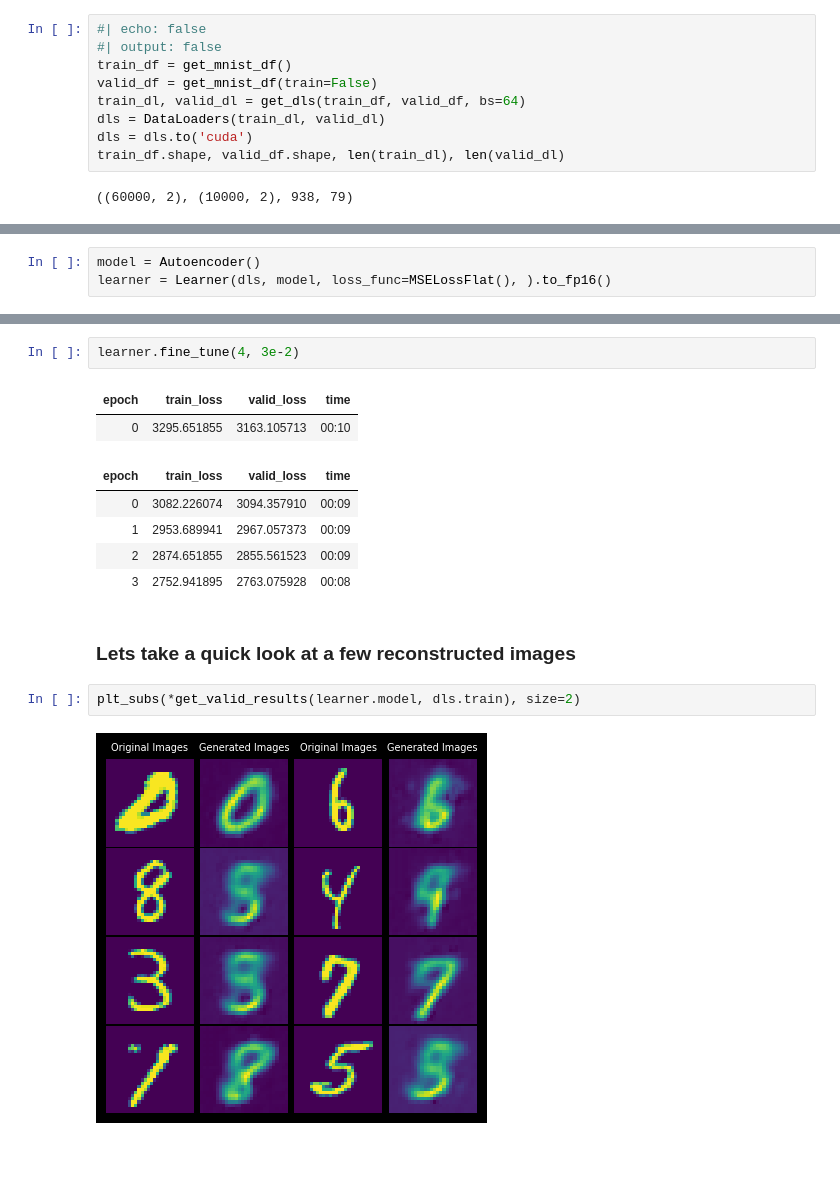
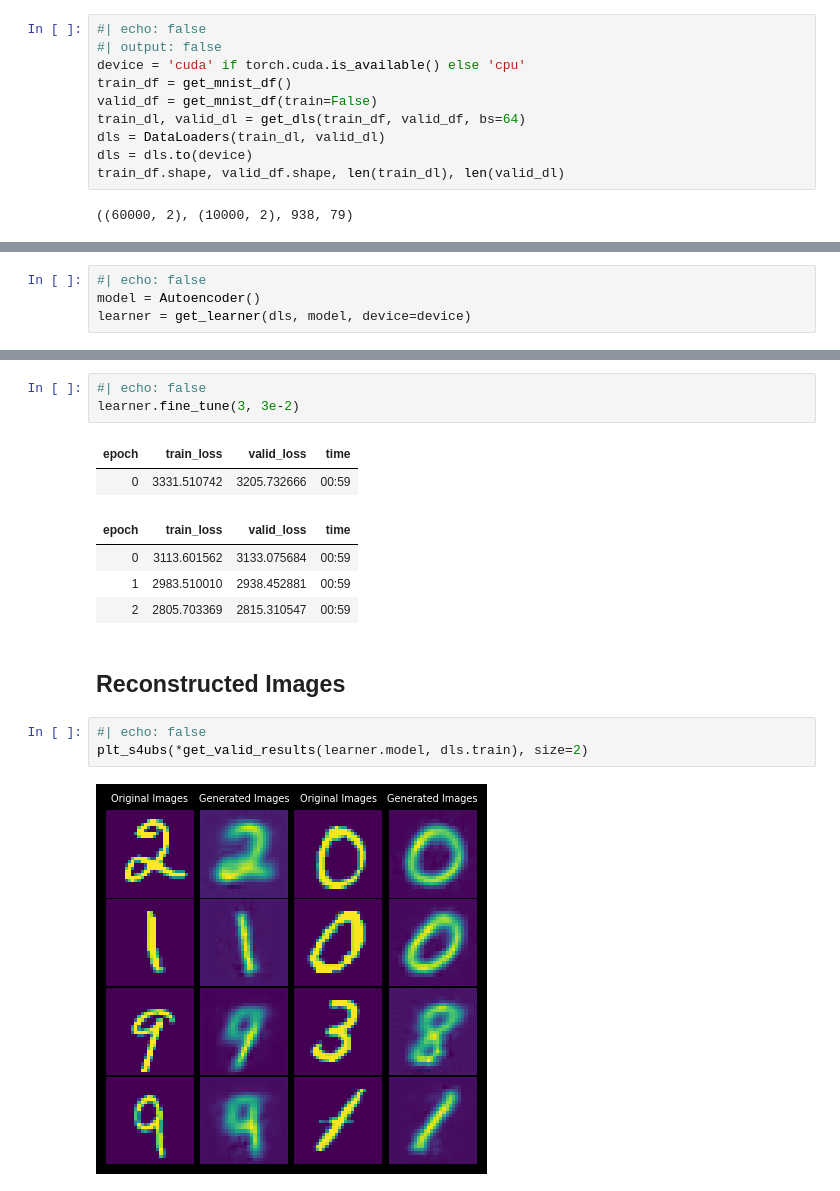
Before and after one commit to azaidi06/generative, a Jupyter notebook: clean_autoencoder.ipynb, the cells around one changed output, grey strips where cells are left out. Drawn from its saved outputs; the diff is of its cells as text; blank space fills up the shorter version.

```diff
--- a/clean_autoencoder.ipynb
+++ b/clean_autoencoder.ipynb
@@ -24,11 +25,12 @@ plt.style.use('dark_background')
 # %%
 #| echo: false
 #| output: false
+device = 'cuda' if torch.cuda.is_available() else 'cpu'
 train_df = get_mnist_df()
 valid_df = get_mnist_df(train=False)
 train_dl, valid_dl = get_dls(train_df, valid_df, bs=64)
 dls = DataLoaders(train_dl, valid_dl)
-dls = dls.to('cuda')
+dls = dls.to(device)
 train_df.shape, valid_df.shape, len(train_dl), len(valid_dl)
 # %% [output]
 ((60000, 2), (10000, 2), 938, 79)
@@ -41,3 +47,4 @@ plot_dataset(train_df)
 # %%
+#| echo: false
 model = Autoencoder()
-learner = Learner(dls, model, loss_func=MSELossFlat(), ).to_fp16()
+learner = get_learner(dls, model, device=device)
@@ -66,18 +74,19 @@ Autoencoder(
 # %%
-learner.fine_tune(4, 3e-2)
+#| echo: false
+learner.fine_tune(3, 3e-2)
 # %% [output]
 | epoch | train_loss | valid_loss | time |
-| 0 | 3295.651855 | 3163.105713 | 00:10 |
+| 0 | 3331.510742 | 3205.732666 | 00:59 |
 | epoch | train_loss | valid_loss | time |
-| 0 | 3082.226074 | 3094.357910 | 00:09 |
-| 1 | 2953.689941 | 2967.057373 | 00:09 |
-| 2 | 2874.651855 | 2855.561523 | 00:09 |
-| 3 | 2752.941895 | 2763.075928 | 00:08 |
+| 0 | 3113.601562 | 3133.075684 | 00:59 |
+| 1 | 2983.510010 | 2938.452881 | 00:59 |
+| 2 | 2805.703369 | 2815.310547 | 00:59 |
 # %% [markdown]
-### Lets take a quick look at a few reconstructed images
+## Reconstructed Images
 # %%
-plt_subs(*get_valid_results(learner.model, dls.train), size=2)
+#| echo: false
+plt_s4ubs(*get_valid_results(learner.model, dls.train), size=2)
 # %% [output]
-[figure, old version]
+[figure, new version]
 # %% [markdown]
 ## Latent space exploration
```
Also changed, not shown: parts of 11 cells of this notebook, 2 other files.
